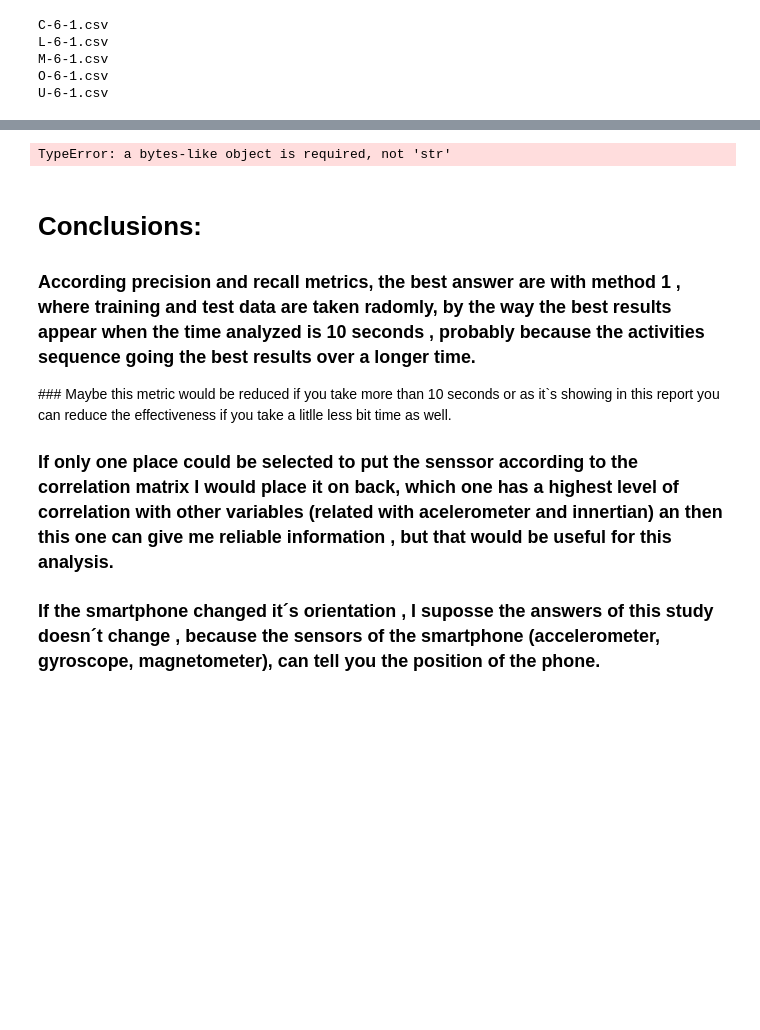
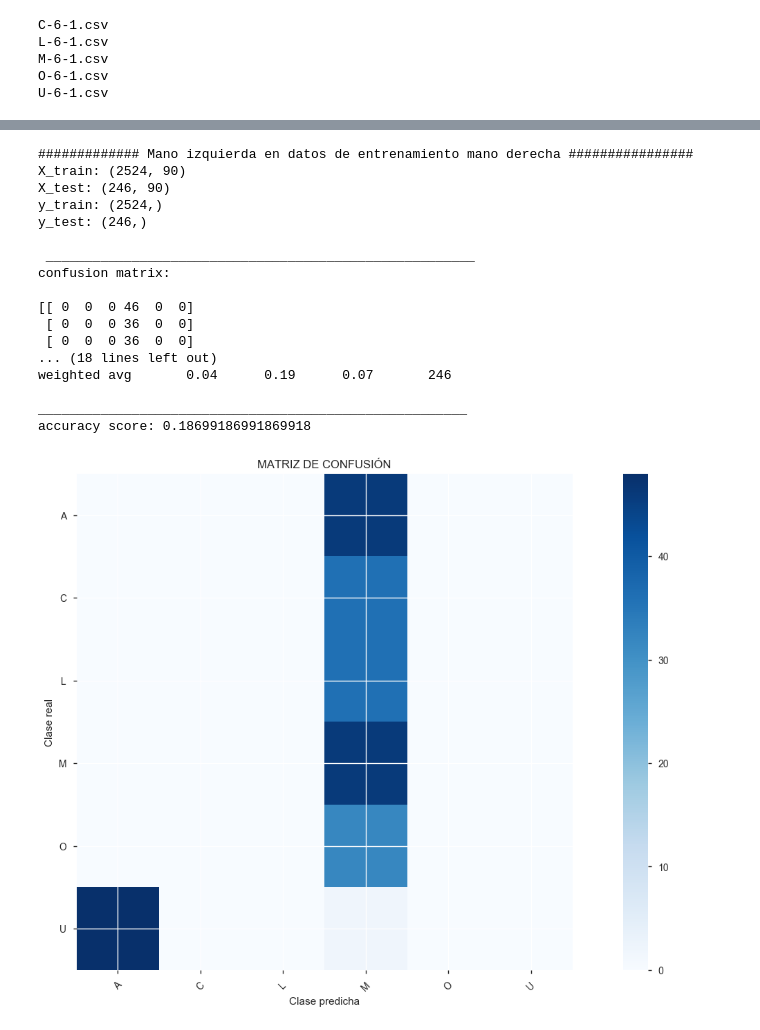
Before and after one commit to jormartin77/opportunity, a Jupyter notebook: Proyecto-Final.ipynb, the cells around one changed output, grey strips where cells are left out. Cells and saved outputs as stored; diff of their text form; code cells hidden in the pictures; blank space fills up the shorter version.

Commit message:
Mano izquierda sin augmentation

```diff
--- a/Proyecto-Final.ipynb
+++ b/Proyecto-Final.ipynb
@@ -566,39 +568,22 @@ Y_test=data_izq['muestra']
-# %%
-# load the model from disk
-filename = 'finalized_model.sav'
-
-loaded_model = pickle.load(open(filename, 'r'), encoding='utf-8')
-result = loaded_model.score(X_test, Y_test)
-print(result)
-
-
-
-'''y_pred = classifier.predict(X_test)
-
-    labels = ["A","C","L","M","O","U"]
-
-    print("\n _______________________________________________________")
-    print("confusion matrix: \n")
-    print(confusion_matrix(y_test,y_pred))
-    print("\n _______________________________________________________")
-    print("classification report: \n")
-    print(classification_report(y_test,y_pred))
-    print("_______________________________________________________")
-    print("accuracy score: " + str(accuracy_score(y_test, y_pred)))
-
-
-    plt.figure(figsize=(15,8))
-    plot_confusion_matrix(confusion_matrix(y_test,y_pred), labels)'''
-# %% [output]
-TypeError: a bytes-like object is required, not 'str'
-# %% [markdown]
-# Conclusions:
-
-### According precision and recall metrics, the best answer are with method 1 , where training and test data are taken radomly, by the way the best results appear when the time analyzed is 10 seconds , probably because the activities sequence going the best results over a longer time.
-
-### Maybe this metric would be reduced if you take more than 10 seconds or as it`s showing in this report you can reduce the effectiveness if you take a litlle less bit time as well.
-
-### If only one place could be selected to put the senssor according to the correlation matrix I would place it on back, which one has a highest level of correlation with other variables (related with acelerometer and innertian) an then this one can give me reliable information , but that would be useful for this analysis.
-
-
-### If the smartphone changed it´s orientation , I suposse the answers of this study doesn´t change , because the sensors of the smartphone (accelerometer, gyroscope, magnetometer), can tell you the position of the phone.
+# %%
+print("############# Mano izquierda en datos de entrenamiento mano derecha ################")
+excercise_2(all_data_1S, data_izq, 30)
+# %% [output]
+############# Mano izquierda en datos de entrenamiento mano derecha ################
+X_train: (2524, 90)
+X_test: (246, 90)
+y_train: (2524,)
+y_test: (246,)
+
+ _______________________________________________________
+confusion matrix:
+
+[[ 0  0  0 46  0  0]
+ [ 0  0  0 36  0  0]
+ [ 0  0  0 36  0  0]
+... (18 lines left out)
+weighted avg       0.04      0.19      0.07       246
+
+_______________________________________________________
+accuracy score: 0.18699186991869918
+[figure, added]
```
Also changed, not shown: parts of 4 cells of this notebook, 1 other file.
